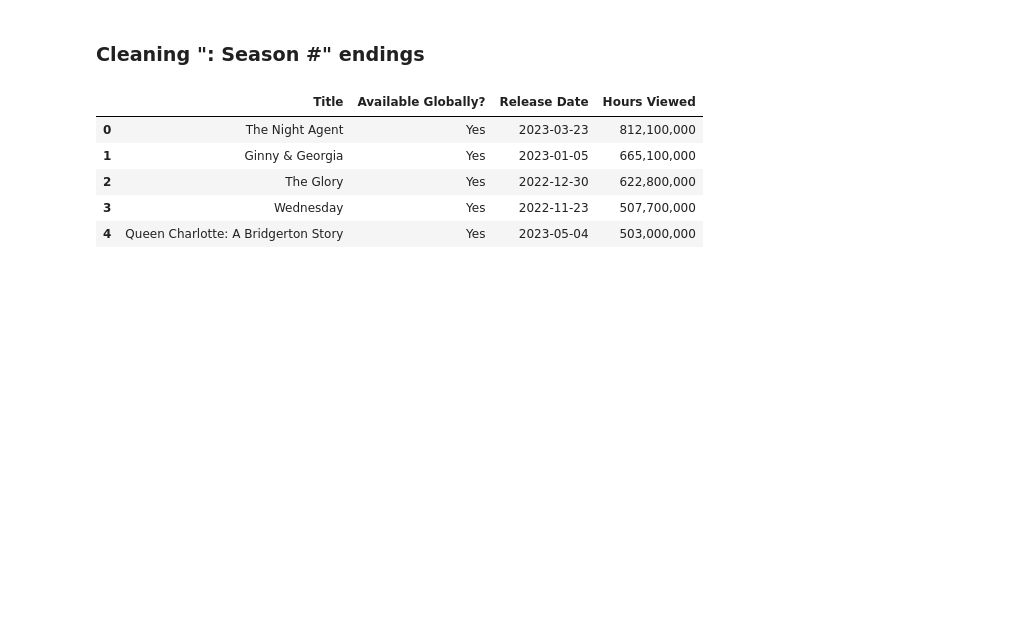
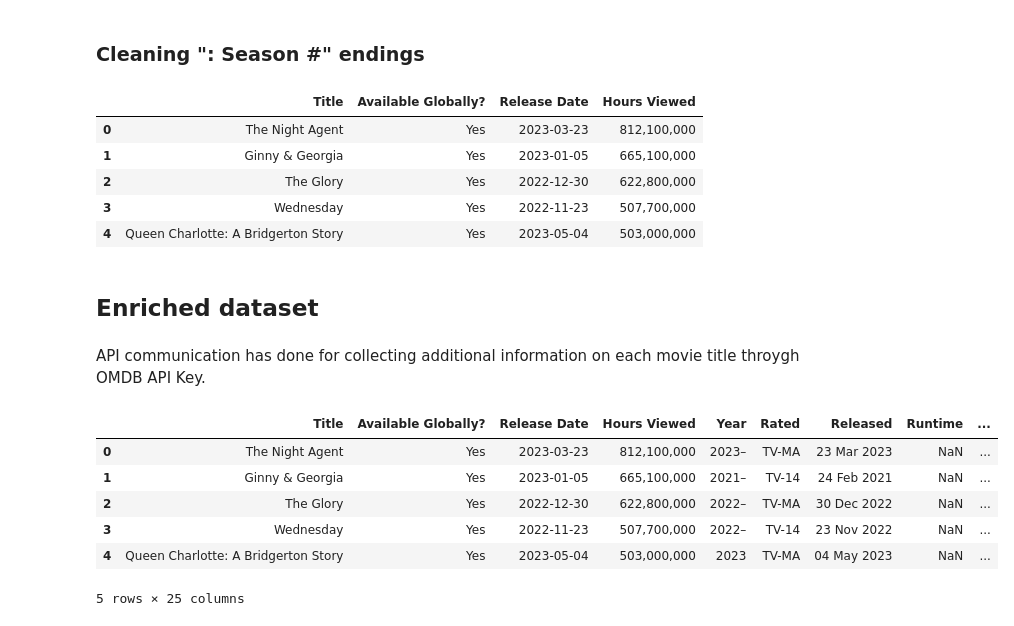
Before and after one commit to sinapordanesh/Machine-Learning-Projects, a Jupyter notebook: Netflix Secrets/data_analyziz.ipynb, the cells around one changed output. Cells and saved outputs as stored; diff of their text form; code cells hidden in the pictures; blank space fills up the shorter version.

```diff
--- a/Netflix Secrets/data_analyziz.ipynb
+++ b/Netflix Secrets/data_analyziz.ipynb
@@ -40,3 +40,18 @@ df.head()
 | 4 | Queen Charlotte: A Bridgerton Story | Yes | 2023-05-04 | 503,000,000 |
 # %%
 df.to_csv('./result1.csv', index=False)
+# %% [markdown]
+## Enriched dataset
+# %% [markdown]
+API communication has done for collecting additional information on each movie title throygh OMDB API Key.
+# %%
+df = pd.read_csv('./data_enriched.csv')
+df.head()
+# %% [output]
+|  | Title | Available Globally? | Release Date | Hours Viewed | Year | Rated | Released | Runtime | ... |
+| 0 | The Night Agent | Yes | 2023-03-23 | 812,100,000 | 2023– | TV-MA | 23 Mar 2023 | NaN | ... |
+| 1 | Ginny & Georgia | Yes | 2023-01-05 | 665,100,000 | 2021– | TV-14 | 24 Feb 2021 | NaN | ... |
+| 2 | The Glory | Yes | 2022-12-30 | 622,800,000 | 2022– | TV-MA | 30 Dec 2022 | NaN | ... |
+| 3 | Wednesday | Yes | 2022-11-23 | 507,700,000 | 2022– | TV-14 | 23 Nov 2022 | NaN | ... |
+| 4 | Queen Charlotte: A Bridgerton Story | Yes | 2023-05-04 | 503,000,000 | 2023 | TV-MA | 04 May 2023 | NaN | ... |
+5 rows × 25 columns
```
Also changed, not shown: parts of 15 cells of this notebook.
